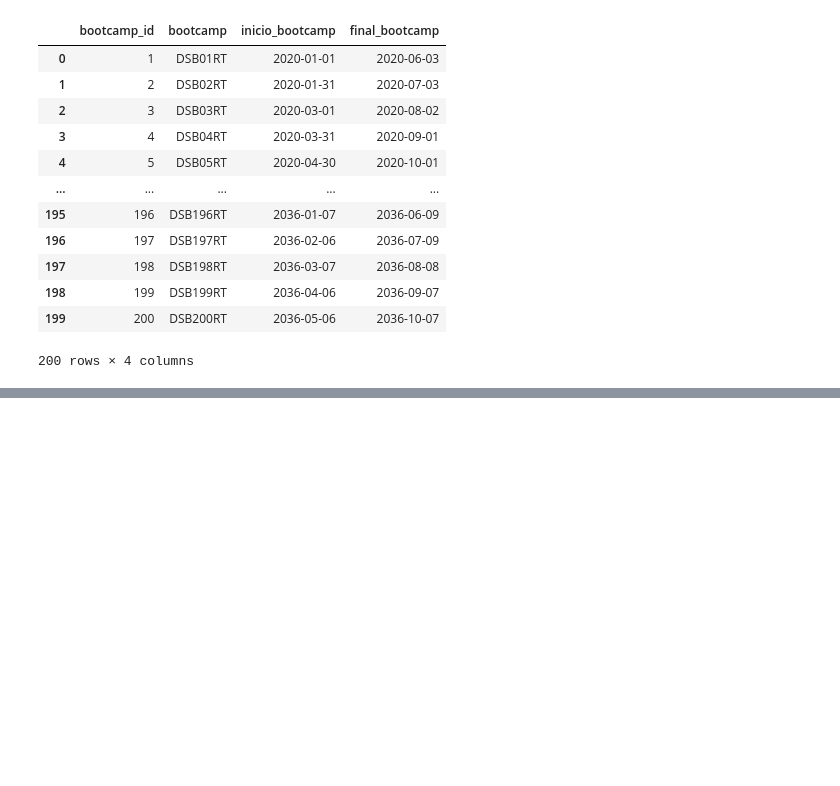
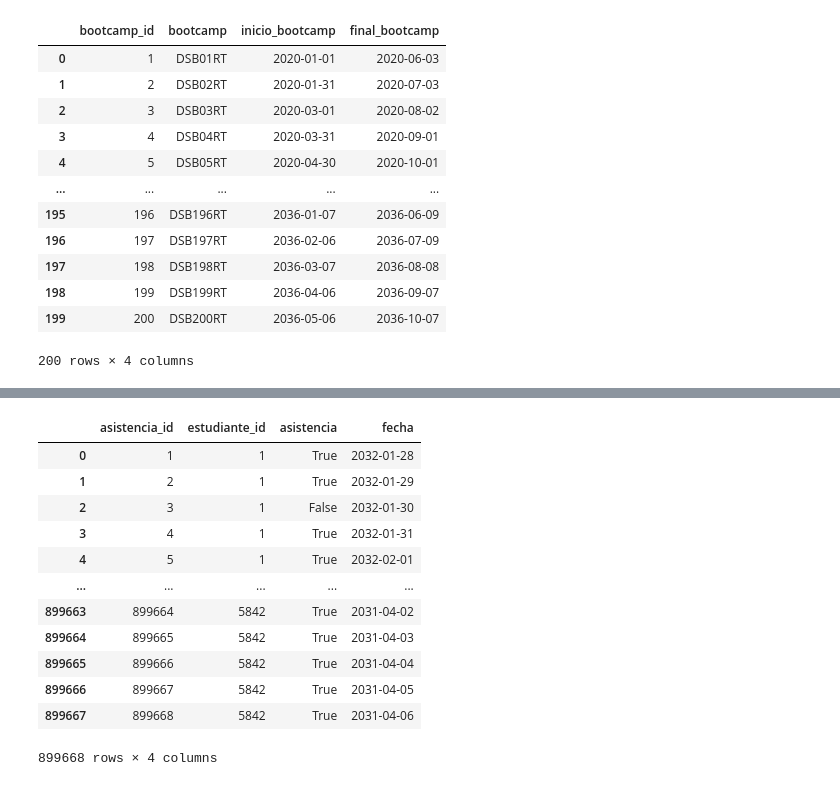
Before and after one commit to CaroliCosas/Bootcamp_Data_Science, a Jupyter notebook: 01. Notebooks Ejercicios/02.ejercicio_bootcamps.ipynb, the cells around one changed output, grey strips where cells are left out. Saved outputs shown, nothing was run; the diff lists cells and outputs as text; code cells hidden in the pictures; blank space fills up the shorter version.

```diff
--- a/01. Notebooks Ejercicios/02.ejercicio_bootcamps.ipynb
+++ b/01. Notebooks Ejercicios/02.ejercicio_bootcamps.ipynb
@@ -292,0 +331,45 @@ inscripciones
+# %%
+# df_estudiantes: estudiante_id
+# df_bootcamps: inicio_bootcamp
+
+df_estudiantes_fechas = pd.merge(df_estudiantes, df_bootcamps, on='bootcamp_id')[['estudiante_id', 'inicio_bootcamp']]
+
+estudiantes_con_asistencias = list() # todos los estudiantes con todas las asistencias
+
+for estudiante_id, inicio_bootcamp in df_estudiantes_fechas.values:
+    # calcular fechas asistencia: lista de 154 fechas sumando con timedelta a la fecha inicio:
+    fechas_asistencias = [inicio_bootcamp + timedelta(days=numero) for numero in range(154)]
+
+    # calcular booleans aleatorios para cada fecha: 154 booleans
+    asistencias = [random.choices([True, False], weights=[0.95, 0.05])[0] for _ in range(154)]
+
+    # combinar: estudiante_id + boolean + fecha. 154 asistencias para un estudiante
+    estudiante_con_asistencias = [
+        [estudiante_id, asistencia, fecha] for asistencia, fecha in zip(asistencias, fechas_asistencias)
+    ] # un estudiante con todas sus asistencias
+
+    # añadir a la lista global:
+    estudiantes_con_asistencias.extend(estudiante_con_asistencias)
+
+
+df_asistencias = pd.DataFrame(
+    estudiantes_con_asistencias,
+    columns=['estudiante_id','asistencia','fecha']
+)
+
+df_asistencias = df_asistencias.reset_index().rename({'index': 'asistencia_id'}, axis=1)
+df_asistencias['asistencia_id'] = df_asistencias['asistencia_id'] + 1
+# %% [output]
+|  | asistencia_id | estudiante_id | asistencia | fecha |
+| 0 | 1 | 1 | True | 2032-01-28 |
+| 1 | 2 | 1 | True | 2032-01-29 |
+| 2 | 3 | 1 | False | 2032-01-30 |
+| 3 | 4 | 1 | True | 2032-01-31 |
+| 4 | 5 | 1 | True | 2032-02-01 |
+| ... | ... | ... | ... | ... |
+| 899663 | 899664 | 5842 | True | 2031-04-02 |
+| 899664 | 899665 | 5842 | True | 2031-04-03 |
+| 899665 | 899666 | 5842 | True | 2031-04-04 |
+| 899666 | 899667 | 5842 | True | 2031-04-05 |
+| 899667 | 899668 | 5842 | True | 2031-04-06 |
+899668 rows × 4 columns
```
Also changed, not shown: parts of 3 cells of this notebook, 5 other files.
